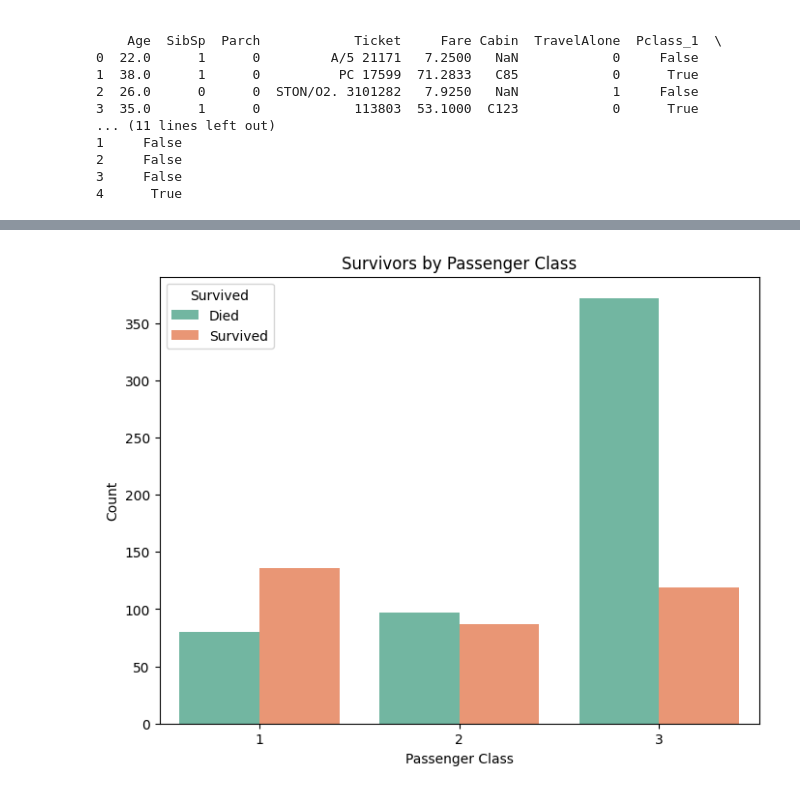
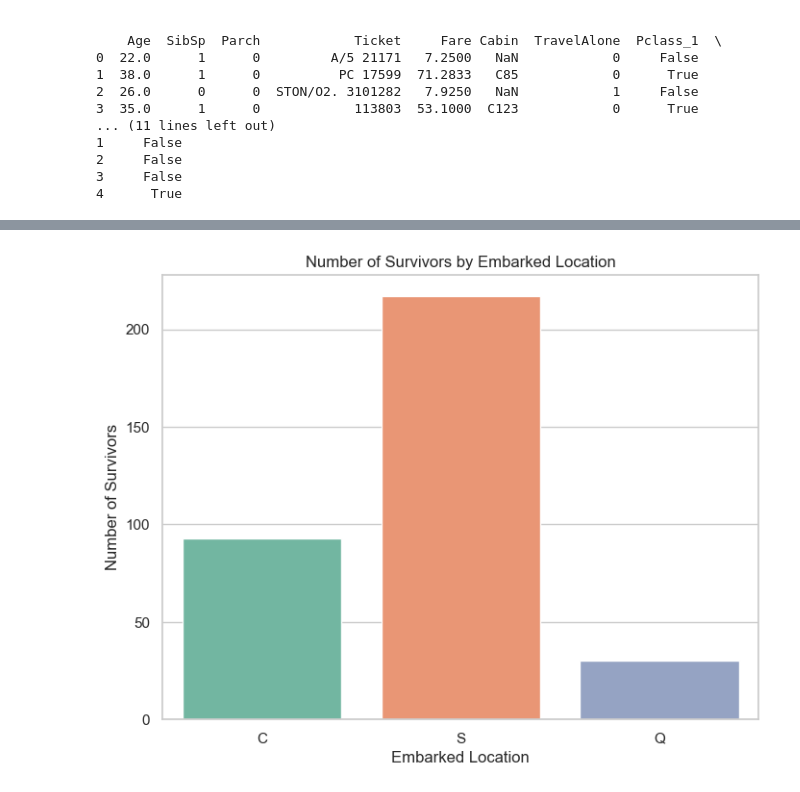
Before and after one commit to Ewnn/MachineLearning, a Jupyter notebook: LogisticRegression/main.ipynb, the cells around one changed output, grey strips where cells are left out. Saved outputs shown, nothing was run; the diff lists cells and outputs as text; code cells hidden in the pictures.

```diff
--- a/LogisticRegression/main.ipynb
+++ b/LogisticRegression/main.ipynb
@@ -270,6 +235,0 @@ plt.show()
-# %%
-# Create the "IsMinor" variable
-train_data['IsMinor'] = (train_data['Age'] < 16).astype(int)
-
-# Verify the new column
-print(train_data[['PassengerId', 'Age', 'IsMinor']].head())
@@ -282,0 +236,10 @@ print(train_data[['PassengerId', 'Age', 'IsMinor']].head())
+# %%
+# Create the "IsMinor" variable
+train_data['IsMinor'] = train_data['Age'] < 16
+
+# Plot the distribution of ages, colored by survival
+sns.histplot(data=train_data, x='Age', hue='Survived', kde=True)
+plt.title('Age Distribution by Survival')
+plt.xlabel('Age')
+plt.ylabel('Count')
+plt.show()
@@ -283,12 +260,14 @@ print(train_data[['PassengerId', 'Age', 'IsMinor']].head())
 # %%
-# Plot survivors by passenger class
-plt.figure(figsize=(8,6))
-sns.countplot(data=train_data, x='Pclass', hue='Survived', palette='Set2')
-plt.title('Survivors by Passenger Class')
-plt.xlabel('Passenger Class')
-plt.ylabel('Count')
-plt.legend(title='Survived', labels=['Died', 'Survived'])
+# Filter data for survivors
+survivors = train_data[train_data['Survived'] == 1]
+
+# Plot survivors by embarked location
+plt.figure(figsize=(8, 6))
+sns.countplot(data=survivors, x='Embarked', palette='Set2')
+plt.title('Number of Survivors by Embarked Location')
+plt.xlabel('Embarked Location')
+plt.ylabel('Number of Survivors')
 plt.show()
 # %% [output]
-[figure, old version]
+[figure, new version]
 # %%
```
Also changed, not shown: parts of 16 cells of this notebook.
